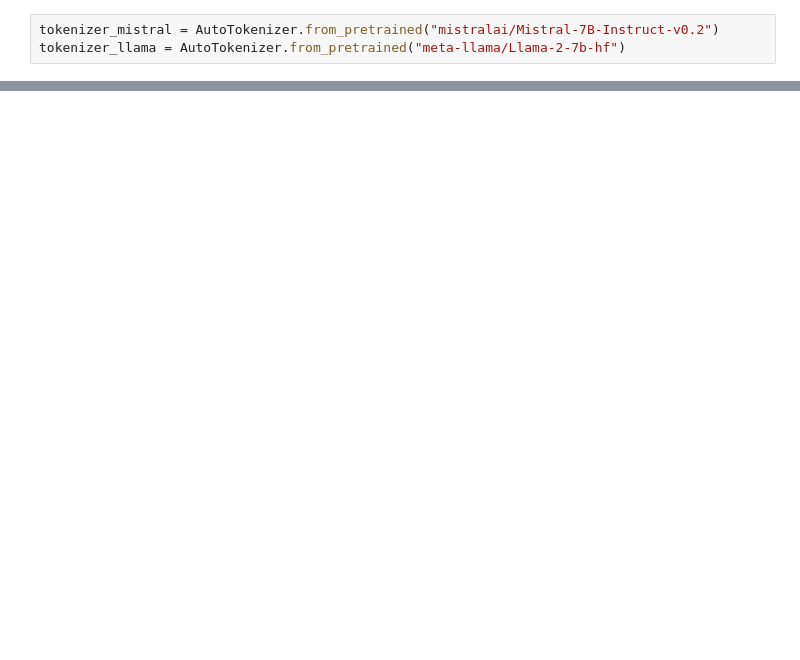
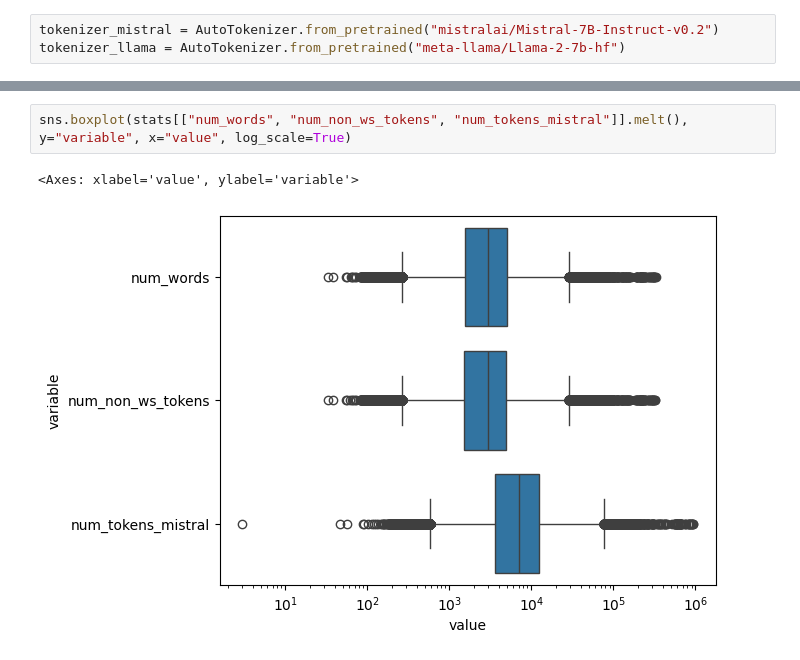
Before and after one commit to pwr-ai/JuDDGES, a Jupyter notebook: notebooks/2_analyse_text.ipynb, the cells around one changed output, grey strips where cells are left out. Drawn from its saved outputs; the diff is of its cells as text; blank space fills up the shorter version.

```diff
--- a/notebooks/2_analyse_text.ipynb
+++ b/notebooks/2_analyse_text.ipynb
@@ -56,0 +90,5 @@ ax.set(title="#tokens distribution")
+# %%
+sns.boxplot(stats[["num_words", "num_non_ws_tokens", "num_tokens_mistral"]].melt(), y="variable", x="value", log_scale=True)
+# %% [output]
+<Axes: xlabel='value', ylabel='variable'>
+[figure, added]
```
Also changed, not shown: parts of 22 cells of this notebook.
